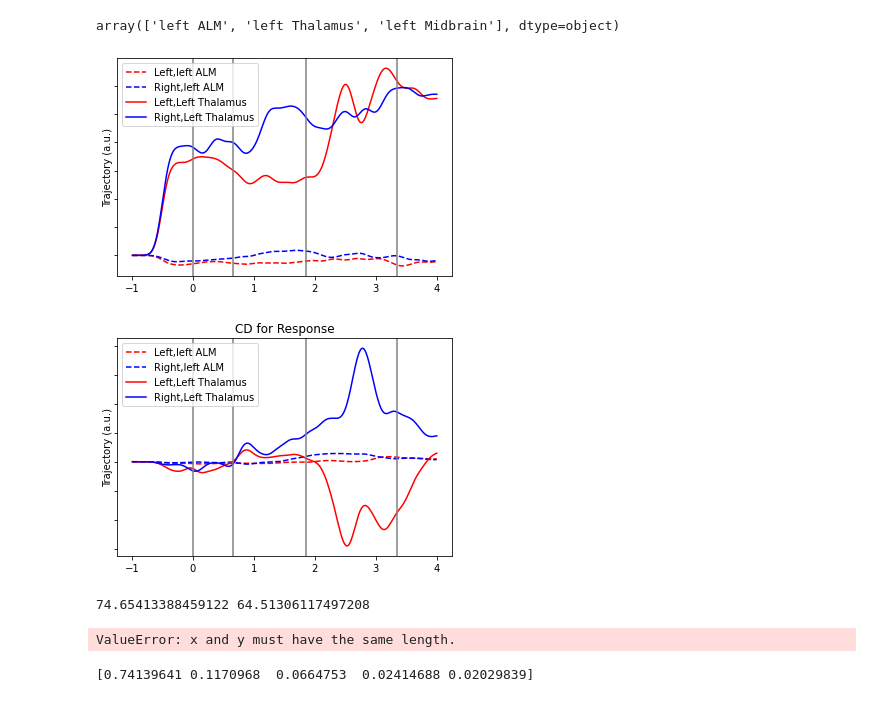
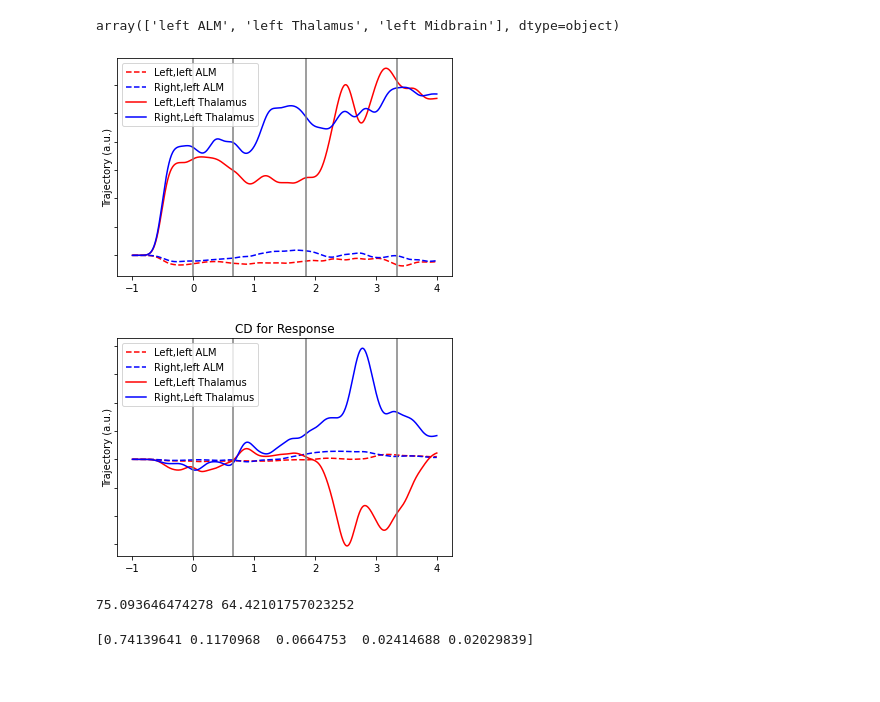
Before and after one commit to Smitpatel37/Mesoscale-Activity-Analysis2, a Jupyter notebook: Scripts/Data_aggregation_440959_thalamus.ipynb, the cells around one changed output. Cells and saved outputs as stored; diff of their text form; code cells hidden in the pictures.

```diff
--- a/Scripts/Data_aggregation_440959_thalamus.ipynb
+++ b/Scripts/Data_aggregation_440959_thalamus.ipynb
@@ -370,20 +406,22 @@ def get_firing_rate_over_neurons(Trial_Data1,Trial_Data2,sigma):
             spike_data_r.append(smooth_r)
     return spike_data_l,spike_data_r,edges
 
-l,r,edges = get_firing_rate_over_neurons(trials_Data_L,trials_Data_R,0.1)
+# l,r,edges = get_firing_rate_over_neurons(trials_Data_L,trials_Data_R,0.1)
 # %%
 #%pip install pickle-mixin
-import pickle
-with open('440959_l.pkl', 'wb') as f:
-    pickle.dump(l, f)
-with open('440959_r.pkl', 'wb') as f:
-    pickle.dump(r, f)
+# import pickle
+# with open('440959_l.pkl', 'wb') as f:
+#     pickle.dump(l, f)
+# with open('440959_r.pkl', 'wb') as f:
+#     pickle.dump(r, f)
 # %%
 #Loading The data
+import pickle
 with open('440959_l.pkl', 'rb') as f:
     l = pickle.load(f)
 with open('440959_r.pkl', 'rb') as f:
     r = pickle.load(f)
+edges = np.arange(1000)/200 - 1
 # %%
 # avg_left_rate = np.array(l).mean(axis=0)
 # avg_right_rate = np.array(r).mean(axis=0)
@@ -424,8 +462,8 @@ array([1.85 , 1.855, 1.86 , 1.865, 1.87 , 1.875, 1.88 , 1.885, 1.89 ,
 # %%
 diff_cd = (-np.array(l)+np.array(r))
 
-delay_avg_diff_lalm = diff_cd[:,449:570].mean(axis=1)
-response_avg_diff_lalm = diff_cd[:,569:690].mean(axis=1)
+delay_avg_diff_lalm = diff_cd[:,450:571].mean(axis=1)
+response_avg_diff_lalm = diff_cd[:,570:691].mean(axis=1)
 
 newly_l = np.array(l).T.dot(delay_avg_diff_lalm)
 newly_r = np.array(r).T.dot(delay_avg_diff_lalm)
@@ -482,8 +520,8 @@ with open('440959_thal_r.pkl', 'rb') as f:
     st_r = pickle.load(f)
 
 diff_cd = (-np.array(st_l)+np.array(st_r))
-delay_avg_diff_ltha = diff_cd[:,449:569].mean(axis=1)
-response_avg_diff_ltha = diff_cd[:,569:690].mean(axis=1)
+delay_avg_diff_ltha = diff_cd[:,450:570].mean(axis=1)
+response_avg_diff_ltha = diff_cd[:,570:691].mean(axis=1)
 newly_l_st = np.array(st_l).T.dot(delay_avg_diff_ltha)
 newly_r_st = np.array(st_r).T.dot(delay_avg_diff_ltha)
 
@@ -505,34 +543,34 @@ axs.set_ylabel("Trajectory (a.u.)")
 axs.tick_params(labelleft = False)
 axs.legend(['Left,left ALM','Right,left ALM','Left,Left Thalamus','Right,Left Thalamus'])
 plt.show()
 
 newly_l_st = np.array(st_l).T.dot(response_avg_diff_ltha)
 newly_r_st = np.array(st_r).T.dot(response_avg_diff_ltha)
 newly_l = np.array(l).T.dot(response_avg_diff_lalm)
 newly_r = np.array(r).T.dot(response_avg_diff_lalm)
 
 fig, axs = plt.subplots(1, 1, sharex="all")
 plt.title('CD for Response')
 axs.plot(edges,newly_l,c='r',ls='--')
 axs.plot(edges,newly_r,c='b',ls='--')
 axs.plot(edges,newly_l_st,c='r')
 axs.plot(edges,newly_r_st,'b')
 axs.axvline(0, color=[0.5, 0.5, 0.5])
 axs.axvline(0.65, color=[0.5, 0.5, 0.5])
 axs.axvline(1.85, color=[0.5, 0.5, 0.5])
 axs.axvline(3.35, color=[0.5, 0.5, 0.5])
 
 # axs.text(0.1,-3000,'Sample',rotation=90)
 # axs.text(0.75,-3000,'Delay',rotation=90)
 # axs.text(1.95,-3000,'Go',rotation=90)
 # axs.text(-0.4,-3000,'Pre-Sample',rotation=90)
 axs.set_ylabel("Trajectory (a.u.)")
 axs.tick_params(labelleft = False)
 axs.legend(['Left,left ALM','Right,left ALM','Left,Left Thalamus','Right,Left Thalamus'])
 plt.show()
 # %% [output]
 [figure]
-[figure, old version]
+[figure, new version]
 # %%
 from numpy import arccos, array
 from numpy.linalg import norm
@@ -541,12 +579,7 @@ def angles(u, v):
     return arccos(u.dot(v)/(norm(u)*norm(v)))
 print(math.degrees(angles(delay_avg_diff_ltha, response_avg_diff_ltha)), math.degrees(angles(delay_avg_diff_lalm, response_avg_diff_lalm)))
 # %% [output]
-74.65413388459122 64.51306117497208
+75.093646474278 64.42101757023252
-# %%
-import scipy.stats
-scipy.stats.pearsonr(delay_avg_diff_ltha, delay_avg_diff_lalm)
-# %% [output]
-ValueError: x and y must have the same length.
 # %%
 from sklearn.decomposition import PCA
 %matplotlib inline
```
Also changed, not shown: parts of 54 cells of this notebook, 2 other files.
